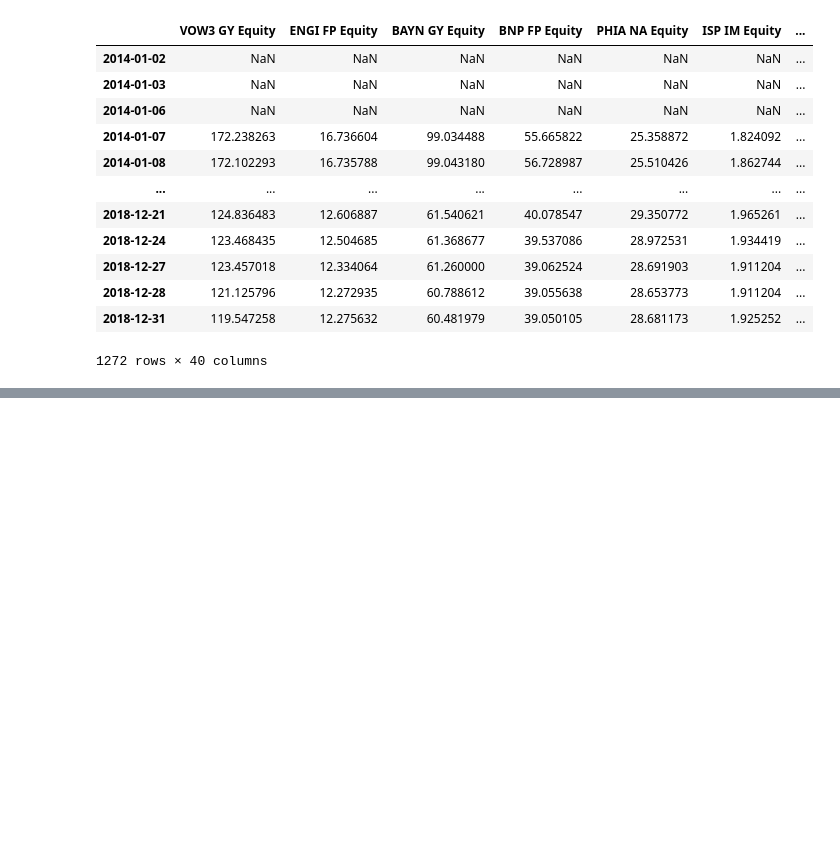
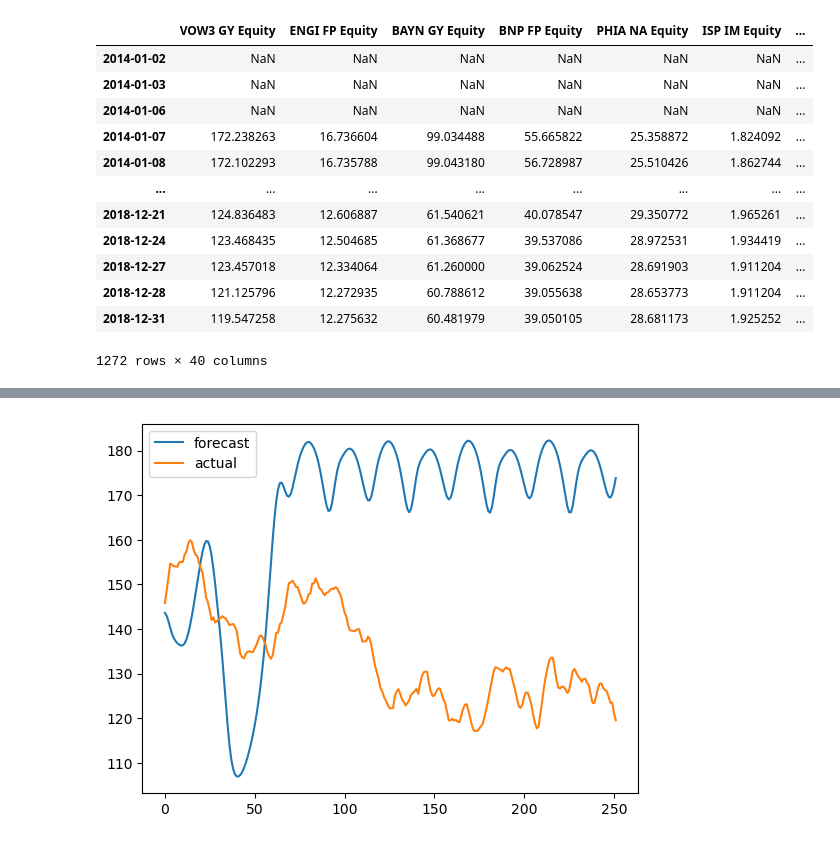
Before and after one commit to tommasograndi/portfolio-opt-with-BiLSTM-stock-preselection, a Jupyter notebook: notebook_tramont.ipynb, the cells around one changed output, grey strips where cells are left out. Saved outputs shown, nothing was run; the diff lists cells and outputs as text; code cells hidden in the pictures; blank space fills up the shorter version.

```diff
--- a/notebook_tramont.ipynb
+++ b/notebook_tramont.ipynb
@@ -50,0 +190,23 @@ X_test = X.iloc[]
+# %%
+def forecast(starting_data, window_size=5, stop_after=365):
+    forecast = [i for i in starting_data[-window_size:]]
+    for i in range(stop_after):
+        p = np.array(forecast[-window_size:]).reshape(1, window_size, 1)
+        prediction = model.predict(p, verbose=0)
+        forecast.append(prediction[0][0])
+    return np.array(forecast[window_size:])
+# %%
+tukey_test = tukey.iloc[-252:, 0].to_numpy()
+tukey_start = tukey.iloc[3:-252, 0].to_numpy()
+# %%
+forecasts = forecast(tukey_start, window_size=10, stop_after=252)
+# %%
+forecast_results = pd.DataFrame({
+    "forecast": forecasts,
+    "actual": tukey_test
+})
+# %%
+forecast_results.plot()
+plt.show()
+# %% [output]
+[figure, added]
```
Also changed, not shown: parts of 17 cells of this notebook.
